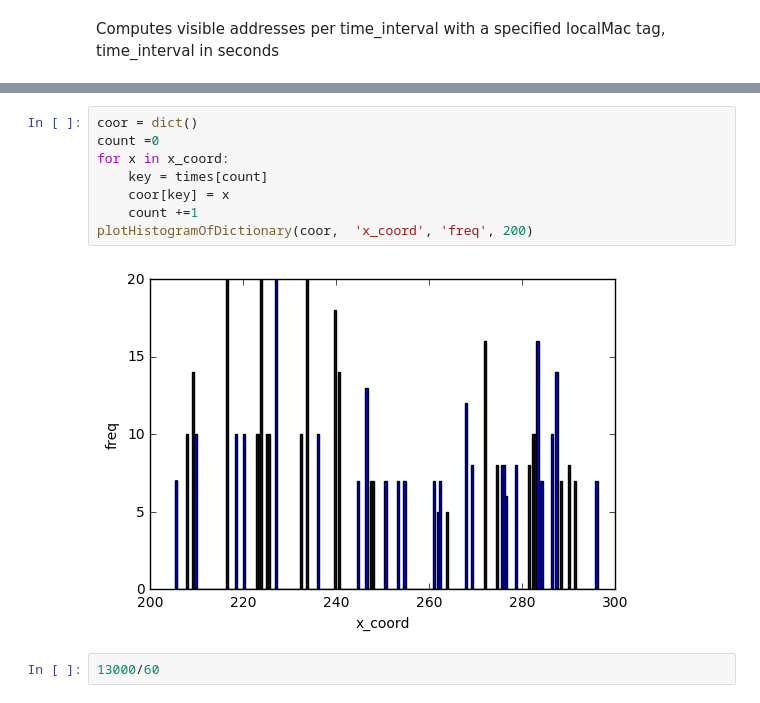
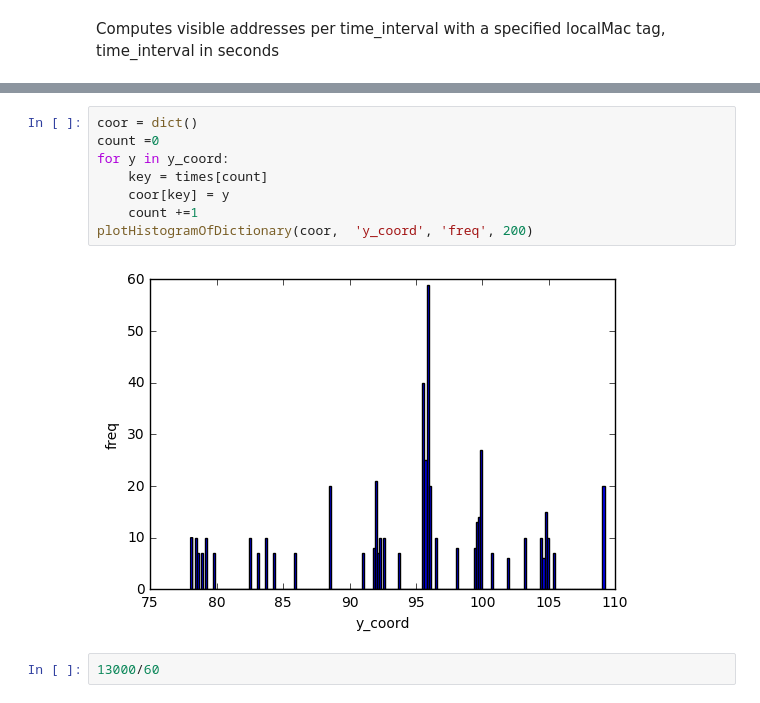
Before and after one commit to ArenA-Crowds/Crowds, a Jupyter notebook: FingerprintingDataAnalysis.ipynb, the cells around one changed output, grey strips where cells are left out. Cells and saved outputs as stored; diff of their text form.

```diff
--- a/FingerprintingDataAnalysis.ipynb
+++ b/FingerprintingDataAnalysis.ipynb
@@ -293,13 +280,13 @@ plt.show()
 # %%
 coor = dict()
 count =0
-for x in x_coord:
+for y in y_coord:
     key = times[count]
-    coor[key] = x
+    coor[key] = y
     count +=1
-plotHistogramOfDictionary(coor,  'x_coord', 'freq', 200)
+plotHistogramOfDictionary(coor,  'y_coord', 'freq', 200)
 # %% [output]
-[figure, old version]
+[figure, new version]
 # %%
 13000/60
 # %% [output]
```
Also changed, not shown: parts of 19 cells of this notebook, 4 other files.
